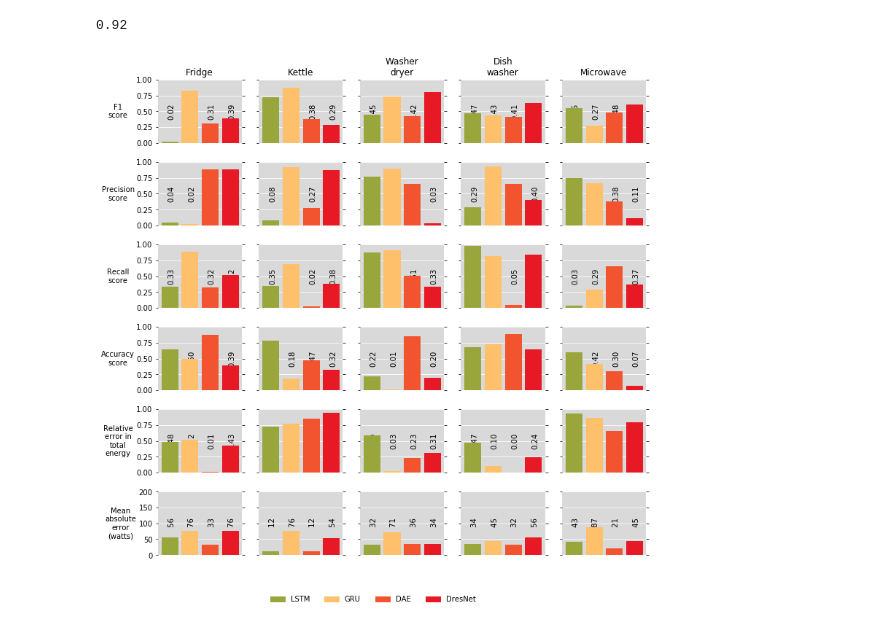
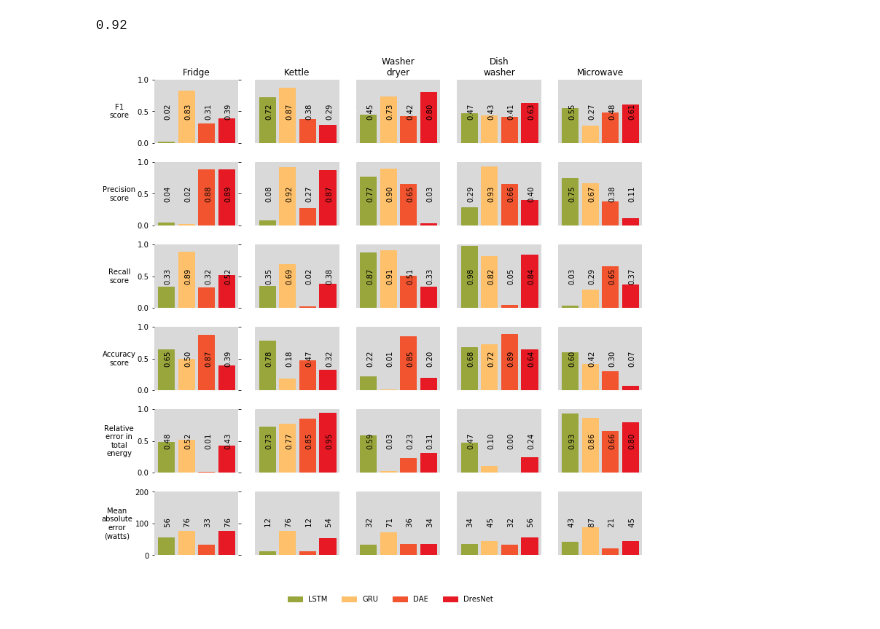
Before and after one commit to DimitriSam/Deep_Learning_nilmtk, a Jupyter notebook: plot_metrics.ipynb, the cells around one changed output. Saved outputs shown, nothing was run; the diff lists cells and outputs as text; code cells hidden in the pictures.

```diff
--- a/plot_metrics.ipynb
+++ b/plot_metrics.ipynb
@@ -64,15 +64,17 @@ for row_i, metric in enumerate(METRICS):
             except:
                 scores_for_algorithms.append(0)
         rects = ax.bar(
-            x, scores_for_algorithms, color=COLOR, edgecolor=COLOR, zorder=4)
+            x, scores_for_algorithms, color=COLOR, edgecolor=COLOR, zorder=3)
 
         # Numbers on the plot
         if row_i == 5:  # mean absolute error (watts)
             text_y = 100
             text_format = '{:3.0f}'
+            ax.set_yticks([0,100,200])
         else:
             text_y = 0.5
             text_format = '{:.2f}'
+            ax.set_yticks([0,0.5,1])
 
         # Draw text
         for i, rect in enumerate(rects):
@@ -84,13 +86,17 @@ for row_i, metric in enumerate(METRICS):
 
         # Formatting
         ax.set_xticks([])
-        ax.tick_params(direction='out')
-        ax.yaxis.grid(
-            b=True, which='major', color='white', linestyle='-', zorder=3)
+
+        if col_i == 0:
+#             ax.tick_params(axis='y', direction='out', left='off', right='off',color='white')
+            ax.tick_params(axis='y', direction='out', left='on', right='off')
+
+        else:
+            ax.tick_params(axis='y',direction='out',color='white')
+
+#         ax.yaxis.grid(
+#              b=True, which='major', color='white', linestyle='-', zorder=4)
         ax.patch.set_facecolor((0.85, 0.85, 0.85))
-
-        if row_i == 4:  # relative error in total energy
-            ax.set_ylim((-1, 1))
 
         if row_i == 5 :  # relative error in total energy
             ax.set_ylim((0, 200))
@@ -111,33 +117,34 @@ for row_i, metric in enumerate(METRICS):
                 label = appliance.replace(' ', '\n')
                 label = label[0].capitalize() + label[1:]
             ax.set_title(label)
+
         if col_i == 0:
             label = metric.replace('_', '\n')
             if label == 'mean\nabsolute\nerror':
                 label = label + '\n(watts)'
             elif label == 'total\nenergy\ncorrectly\nassigned':
                 label = 'prop. of\n' + label
             elif label == 'relative\nerror\nin\ntotal\nenergy':
                 label = 'relative\nerror in\ntotal\nenergy'
             label = label[0].capitalize() + label[1:]
             ylabel = ax.set_ylabel(label)
             ylabel.set_rotation('horizontal')
             ylabel.set_verticalalignment('center')
             ylabel.set_horizontalalignment('center')
             ax.yaxis.labelpad = 25
             ax.tick_params(axis='y', left='on', right='off')
         else:
             ax.tick_params(axis='y', left='off', right='off')
 
 plt.subplots_adjust(hspace=0.3)
-plt.legend(rects, ALGORITHMS, ncol=len(ALGORITHMS), loc=(-3.5, -0.8),
+plt.legend(rects, ALGORITHMS, ncol=len(ALGORITHMS), loc=(-3.25, -0.8),
            frameon=False)
 
 
 
 path = 'C:/Users/dimit/Desktop/Msc Business Analytics/Dissertation/report/metrics.png'
 plt.savefig(path, format='png',bbox_inches='tight')
 
 plt.show()
 # %% [output]
-[figure, old version]
+[figure, new version]
```
